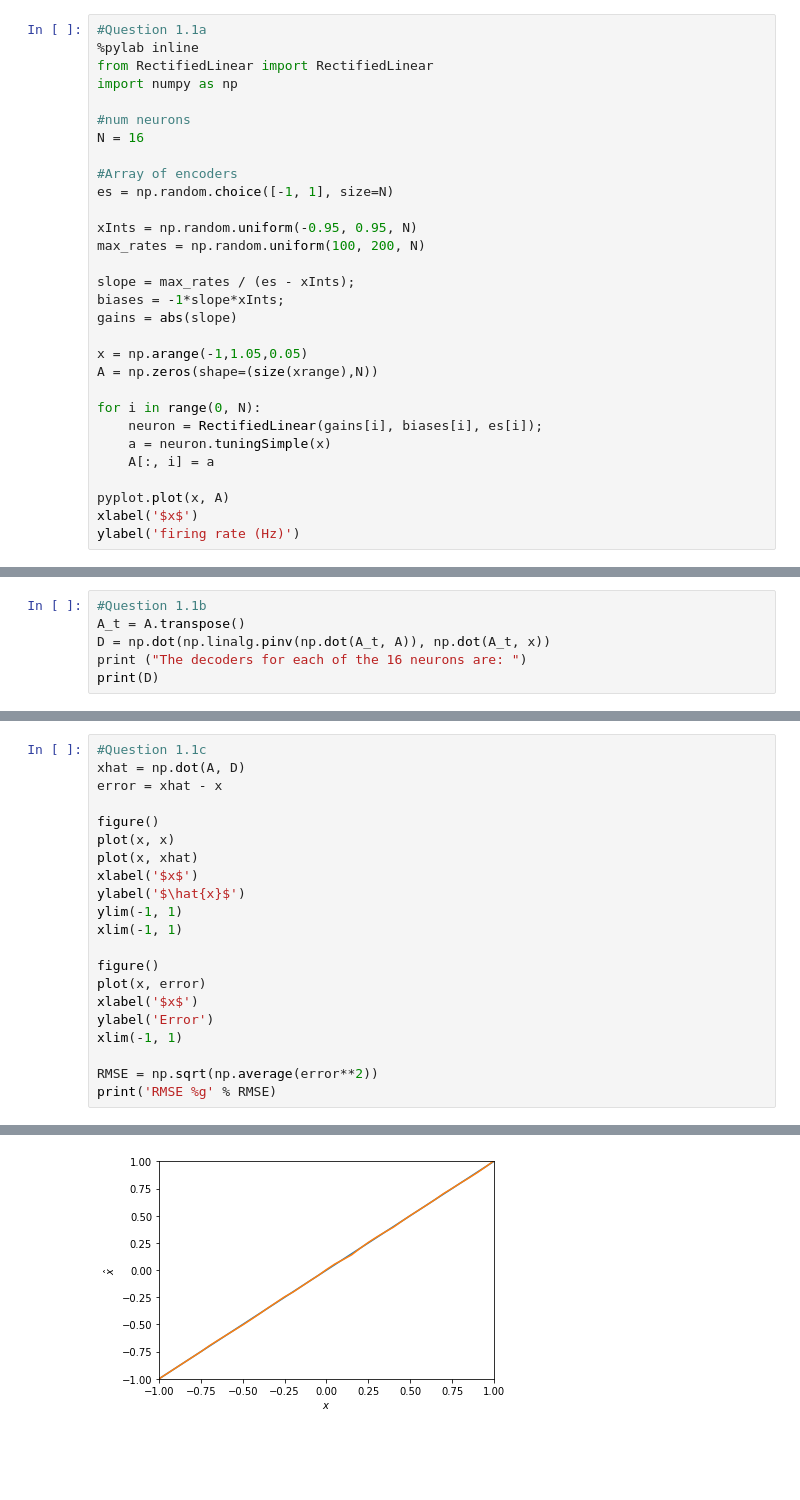
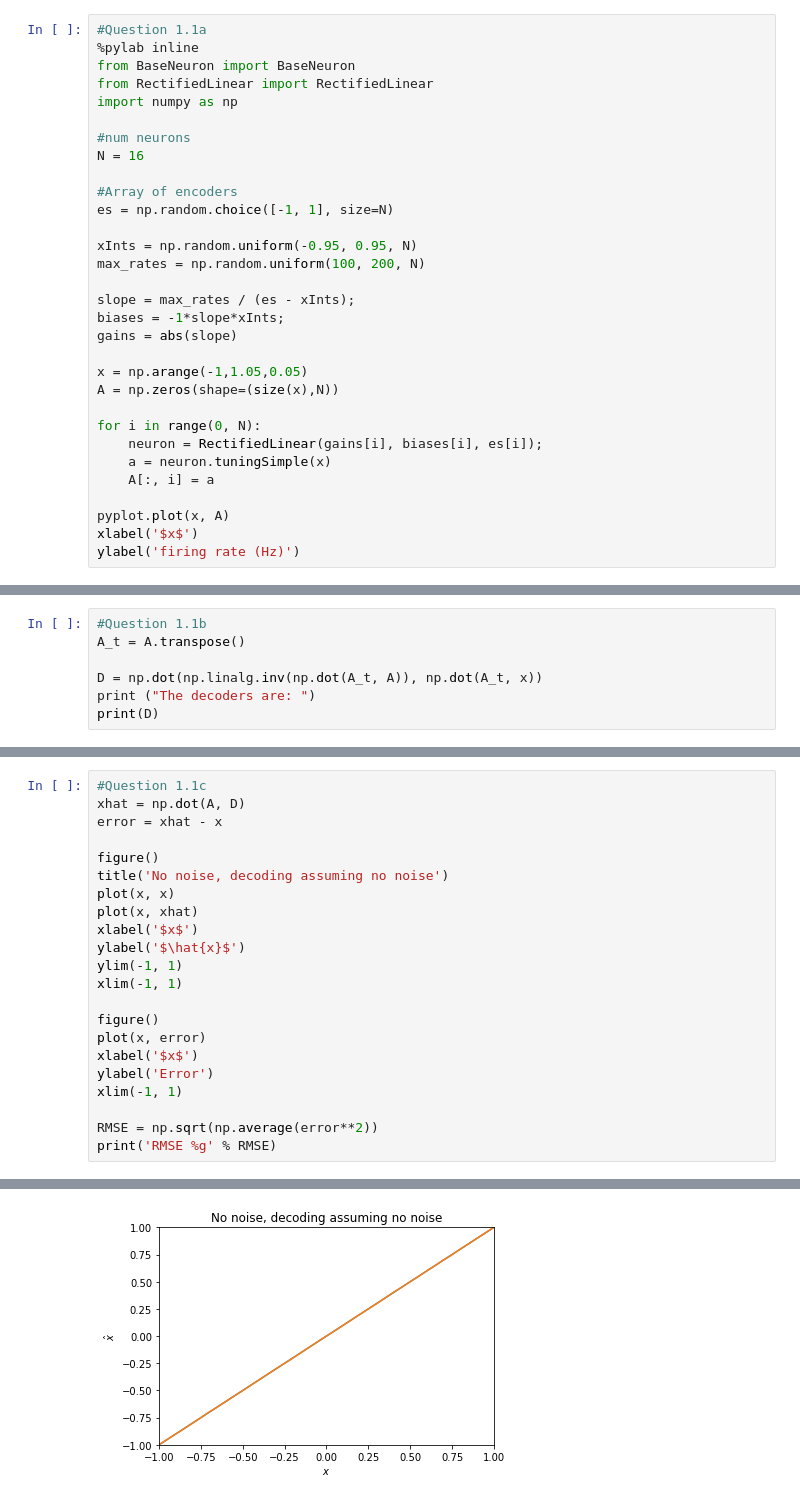
Before and after one commit to parsatorb/SYDE-556, a Jupyter notebook: BasicRepresentation.ipynb, the cells around one changed output, grey strips where cells are left out. Cells and saved outputs as stored; diff of their text form; blank space fills up the shorter version.

```diff
--- a/BasicRepresentation.ipynb
+++ b/BasicRepresentation.ipynb
@@ -1,6 +1,7 @@
 # %%
 #Question 1.1a
 %pylab inline
+from BaseNeuron import BaseNeuron
 from RectifiedLinear import RectifiedLinear
 import numpy as np
 
@@ -18,7 +19,7 @@ biases = -1*slope*xInts;
 gains = abs(slope)
 
 x = np.arange(-1,1.05,0.05)
-A = np.zeros(shape=(size(xrange),N))
+A = np.zeros(shape=(size(x),N))
 
 for i in range(0, N):
     neuron = RectifiedLinear(gains[i], biases[i], es[i]);
@@ -35,7 +36,8 @@ Text(0,0.5,'firing rate (Hz)')
 # %%
 #Question 1.1b
 A_t = A.transpose()
-D = np.dot(np.linalg.pinv(np.dot(A_t, A)), np.dot(A_t, x))
-print ("The decoders for each of the 16 neurons are: ")
+
+D = np.dot(np.linalg.inv(np.dot(A_t, A)), np.dot(A_t, x))
+print ("The decoders are: ")
 print(D)
 # %% [output]
@@ -50,6 +52,7 @@ xhat = np.dot(A, D)
 error = xhat - x
 
 figure()
+title('No noise, decoding assuming no noise')
 plot(x, x)
 plot(x, xhat)
 xlabel('$x$')
@@ -70 +73 @@ RMSE 0.00323005
-[figure, old version]
+[figure, new version]
```
Also changed, not shown: parts of 10 cells of this notebook, 3 other files.
